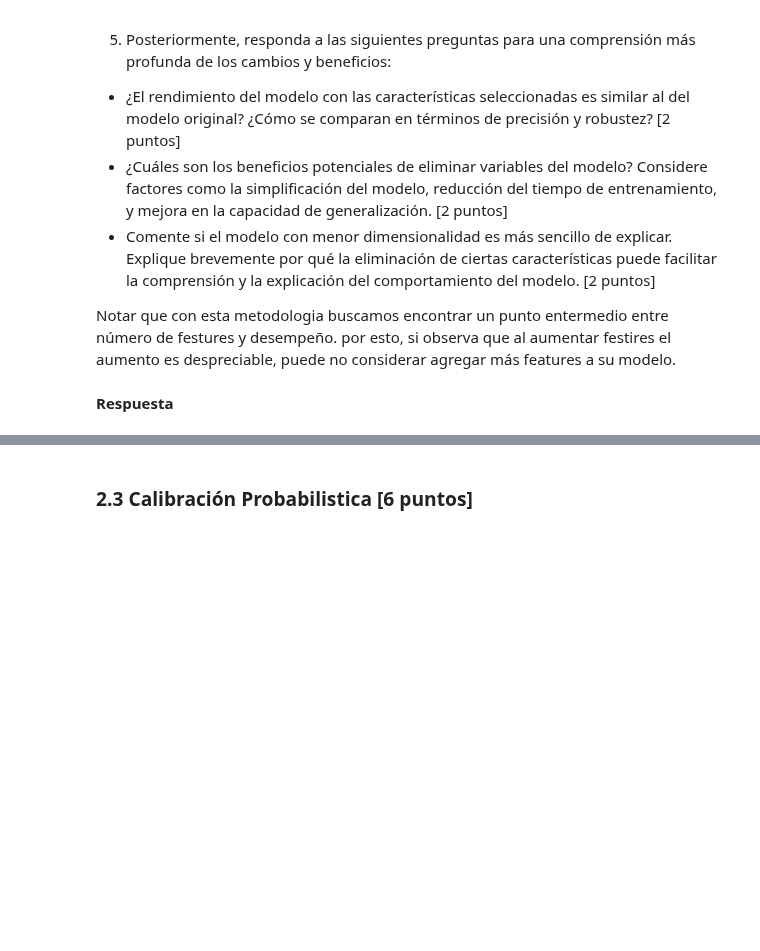
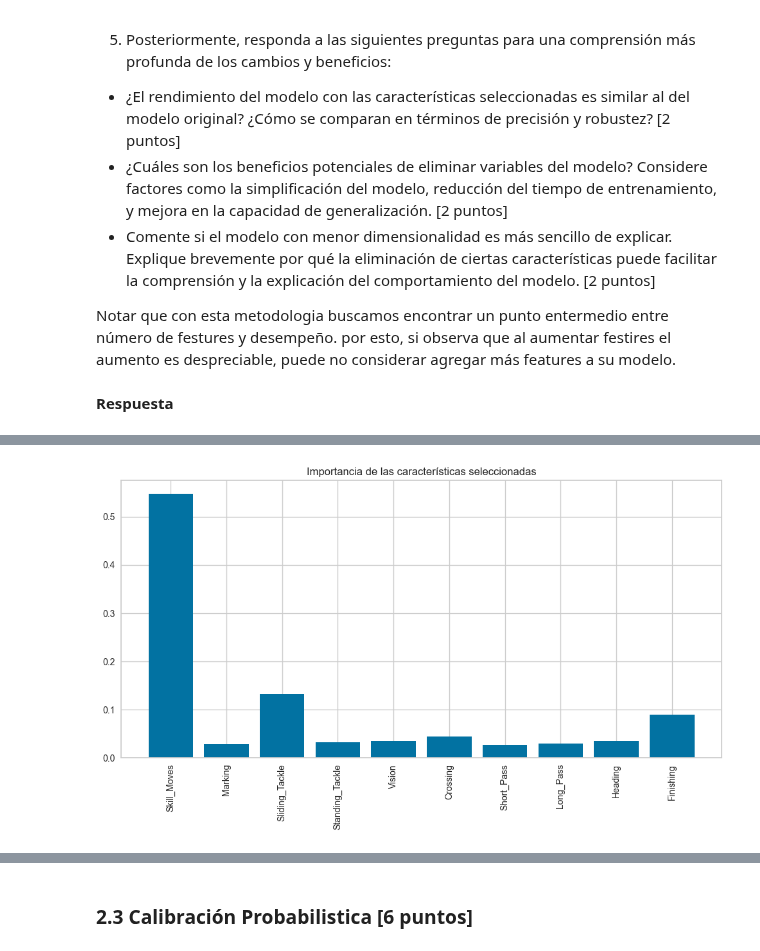
Before and after one commit to Qajirr/MDS7202-Labs, a Jupyter notebook: Lab 7 - Clasificación/Lab_7_enunciado.ipynb, the cells around one changed output, grey strips where cells are left out. Drawn from its saved outputs; the diff is of its cells as text; code cells hidden in the pictures; blank space fills up the shorter version.

```diff
--- a/Lab 7 - Clasificación/Lab_7_enunciado.ipynb
+++ b/Lab 7 - Clasificación/Lab_7_enunciado.ipynb
@@ -678,3 +659,76 @@ Para llevar a cabo esta tarea:
 Notar que con esta metodologia buscamos encontrar un punto entermedio entre número de festures y desempeño. por esto, si observa que al aumentar festires el aumento es despreciable, puede no considerar agregar más features a su modelo.
 # %% [markdown]
 **Respuesta**
+# %%
+from xgboost import XGBClassifier
+from sklearn.model_selection import train_test_split
+from sklearn.metrics import accuracy_score, classification_report
+from sklearn.feature_selection import RFE
+from sklearn.preprocessing import LabelEncoder
+import numpy as np
+import matplotlib.pyplot as plt
+import pandas as pd
+
+# 1. Preparación de datos
+X = df_new.drop(['label', 'Club_Position', 'Name', 'Nationality', 'National_Position'], axis=1)
+y = df_new['label']
+
+# Convertir las columnas categóricas a tipo 'category'
+categorical_columns = ['Preffered_Foot', 'Work_Rate']
+for col in categorical_columns:
+    X[col] = X[col].astype('category')
+
+# Codificar las columnas categóricas utilizando LabelEncoder
+le = LabelEncoder()
+for col in categorical_columns:
+    X[col] = le.fit_transform(X[col])
+
+# Codificar las etiquetas de salida
+y_encoded = le.fit_transform(y)
+
+# Dividir los datos en conjunto de entrenamiento y prueba
+X_train, X_test, y_train, y_test = train_test_split(X, y_encoded, test_size=0.2, random_state=42)
+
+# 2. Entrenar un modelo XGBoost con todas las características
+model = XGBClassifier(random_state=42, enable_categorical=False)  # enable_categorical en False ya que las categorías están codificadas numéricamente
+model.fit(X_train, y_train)
+
+# Evaluar el modelo inicial
+y_pred = model.predict(X_test)
+print("Accuracy del modelo inicial:", accuracy_score(y_test, y_pred))
+print("\nReporte de clasificación inicial:\n", classification_report(y_test, y_pred))
+
+# 3. Evaluar y clasificar las características según su importancia
+feature_importance = model.feature_importances_
+feature_importance = sorted(zip(feature_importance, X.columns), reverse=True)
+
+print("\nImportancia de características:")
+for importance, feature in feature_importance[:10]:  # Mostrar las 10 más importantes
+    print(f"{feature}: {importance}")
+
+# 4. Búsqueda recursiva de eliminación de características (RFE)
+n_features_to_select = 10  # Puedes ajustar este número
+selector = RFE(estimator=model, n_features_to_select=n_features_to_select, step=1)
+selector = selector.fit(X_train, y_train)
+
+# 5. Entrenar un nuevo modelo con las características seleccionadas
+X_train_selected = selector.transform(X_train)
+X_test_selected = selector.transform(X_test)
+
+model_reduced = XGBClassifier(random_state=42, enable_categorical=False)
+model_reduced.fit(X_train_selected, y_train)
+
+# Evaluar el modelo reducido
+y_pred_reduced = model_reduced.predict(X_test_selected)
+print("\nAccuracy del modelo reducido:", accuracy_score(y_test, y_pred_reduced))
+print("\nReporte de clasificación del modelo reducido:\n", classification_report(y_test, y_pred_reduced))
+
+# Visualizar la importancia de las características seleccionadas
+selected_features = X.columns[selector.support_]
+plt.figure(figsize=(10, 6))
+plt.bar(range(len(model_reduced.feature_importances_)), model_reduced.feature_importances_)
+plt.xticks(range(len(model_reduced.feature_importances_)), selected_features, rotation=90)
+plt.title('Importancia de las características seleccionadas')
+plt.tight_layout()
+plt.show()
+# %% [output]
@@ -680,0 +752 @@ Notar que con esta metodologia buscamos encontrar un punto entermedio entre núm
+[figure, added]
```
Also changed, not shown: parts of 13 cells of this notebook, 6 other files.
